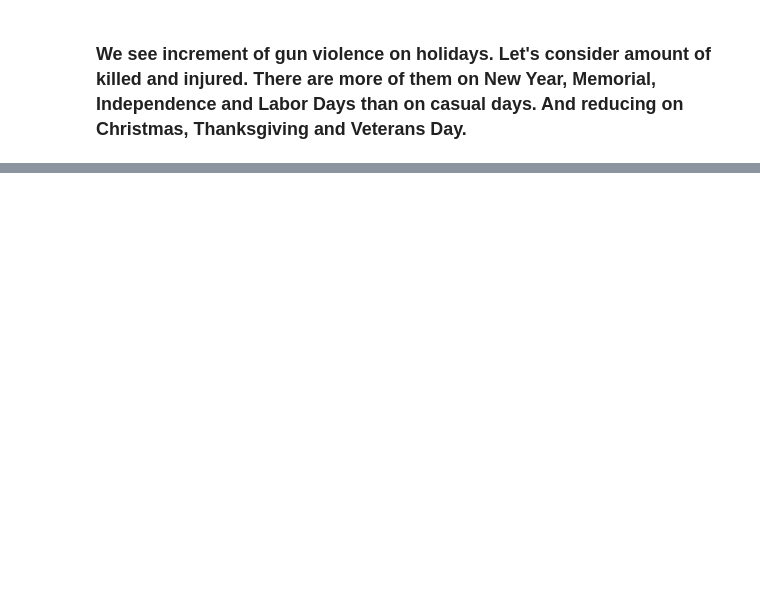
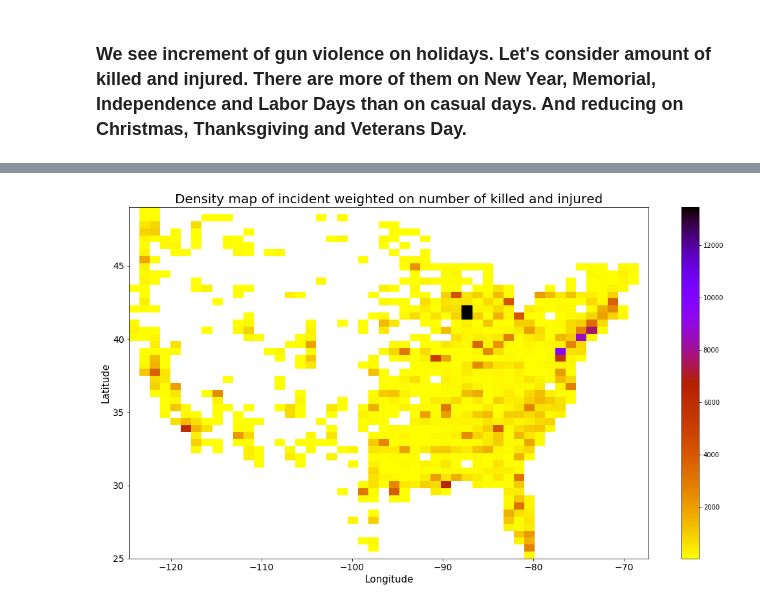
Before and after one commit to belkasanek/eda-gun-violence, a Jupyter notebook: gun_violence_eda.ipynb, the cells around one changed output, grey strips where cells are left out. Cells and saved outputs as stored; diff of their text form; code cells hidden in the pictures; blank space fills up the shorter version.

```diff
--- a/gun_violence_eda.ipynb
+++ b/gun_violence_eda.ipynb
@@ -833,2 +836,5 @@ plt.ylabel('Difference between holiday and casual', fontsize=15);
 # %% [markdown]
 ### We see increment of gun violence on holidays. Let's consider amount of killed and injured. There are more of them on New Year, Memorial, Independence and Labor Days than on casual days. And reducing on Christmas, Thanksgiving and Veterans Day.
+# %%
+df['year'] = df['date'].dt.year
+df['month'] = df['date'].dt.month
@@ -834,0 +970,15 @@ plt.ylabel('Difference between holiday and casual', fontsize=15);
+# %%
+fig = plt.figure(figsize=(18, 10))
+
+temp2 = df.loc[df['longitude'].between(-125, -40) & df['latitude'].between(25, 50), :]
+plt.hist2d(temp2['longitude'].dropna(), temp2['latitude'].dropna(), cmin=20,
+           weights=temp2['n_killed_injured'].values + 1,
+           bins=50, cmap='gnuplot_r')
+plt.colorbar()
+plt.xlabel('Longitude', fontsize=15)
+plt.ylabel('Latitude', fontsize=15)
+plt.yticks(fontsize=14)
+plt.xticks(fontsize=14)
+plt.title('Density map of incident weighted on number of killed and injured', fontsize=20);
+# %% [output]
+[figure, added]
```
Also changed, not shown: parts of 13 cells of this notebook.
